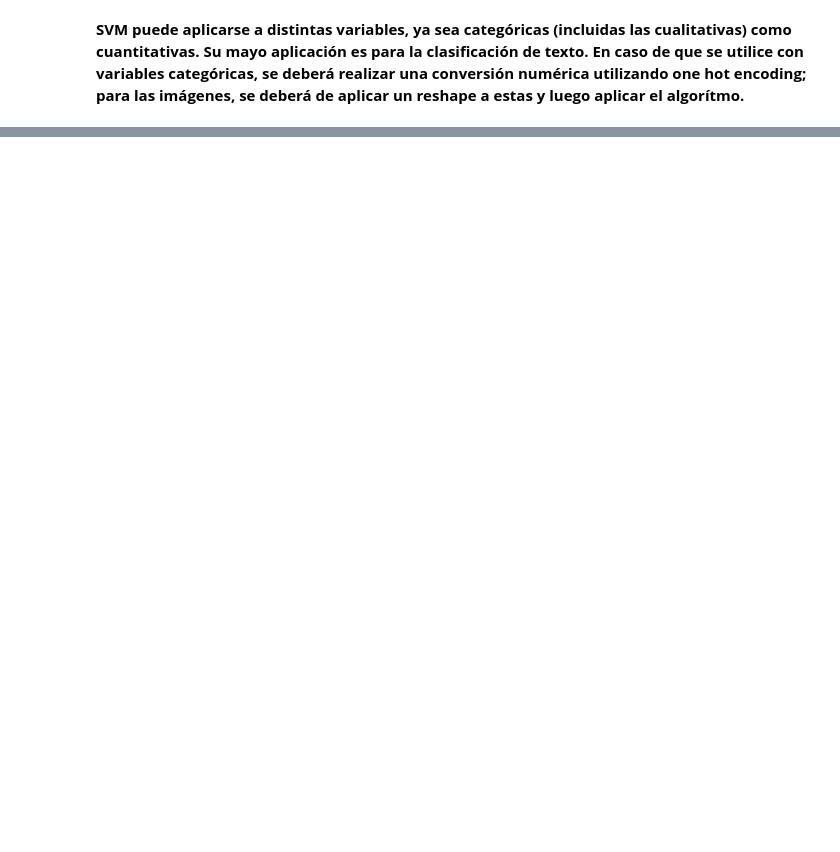
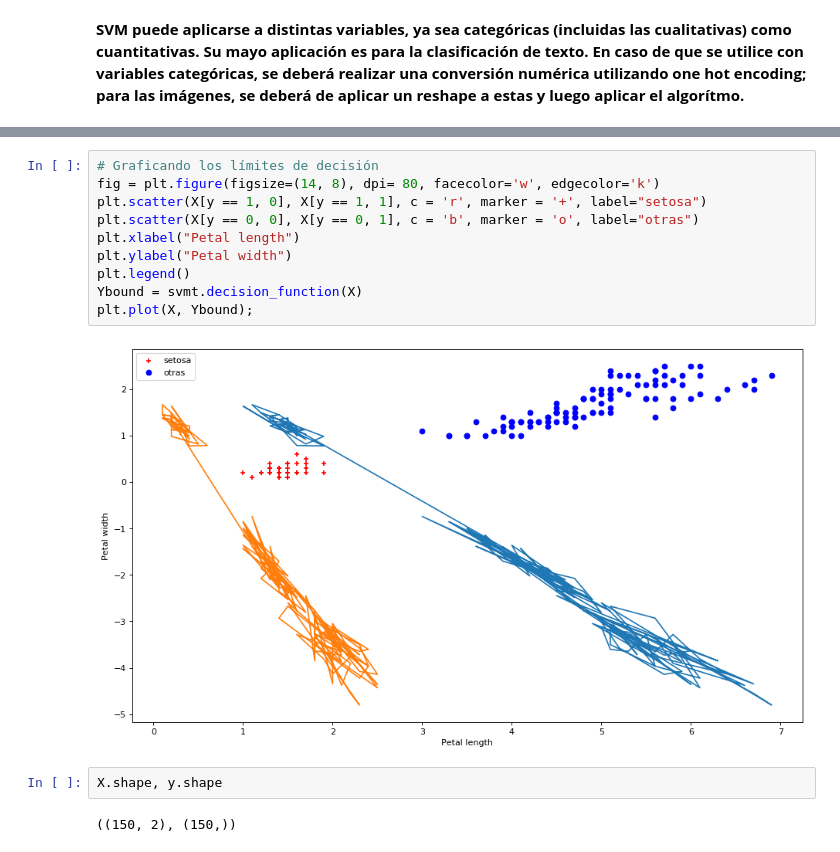
Before and after one commit to victorusacgt/Ensayo_SVM, a Jupyter notebook: Ensayo_SVM_SL1-19005180.ipynb, the cells around one changed output, grey strips where cells are left out. Saved outputs shown, nothing was run; the diff lists cells and outputs as text; blank space fills up the shorter version.

```diff
--- a/Ensayo_SVM_SL1-19005180.ipynb
+++ b/Ensayo_SVM_SL1-19005180.ipynb
@@ -139,0 +253,16 @@ skplt.estimators.plot_learning_curve(estimator, x_train, y_train, title = "SVM",
+# %%
+# Graficando los límites de decisión
+fig = plt.figure(figsize=(14, 8), dpi= 80, facecolor='w', edgecolor='k')
+plt.scatter(X[y == 1, 0], X[y == 1, 1], c = 'r', marker = '+', label="setosa")
+plt.scatter(X[y == 0, 0], X[y == 0, 1], c = 'b', marker = 'o', label="otras")
+plt.xlabel("Petal length")
+plt.ylabel("Petal width")
+plt.legend()
+Ybound = svmt.decision_function(X)
+plt.plot(X, Ybound);
+# %% [output]
+[figure, added]
+# %%
+X.shape, y.shape
+# %% [output]
+((150, 2), (150,))
```
Also changed, not shown: parts of 80 cells of this notebook, 15 other files.
